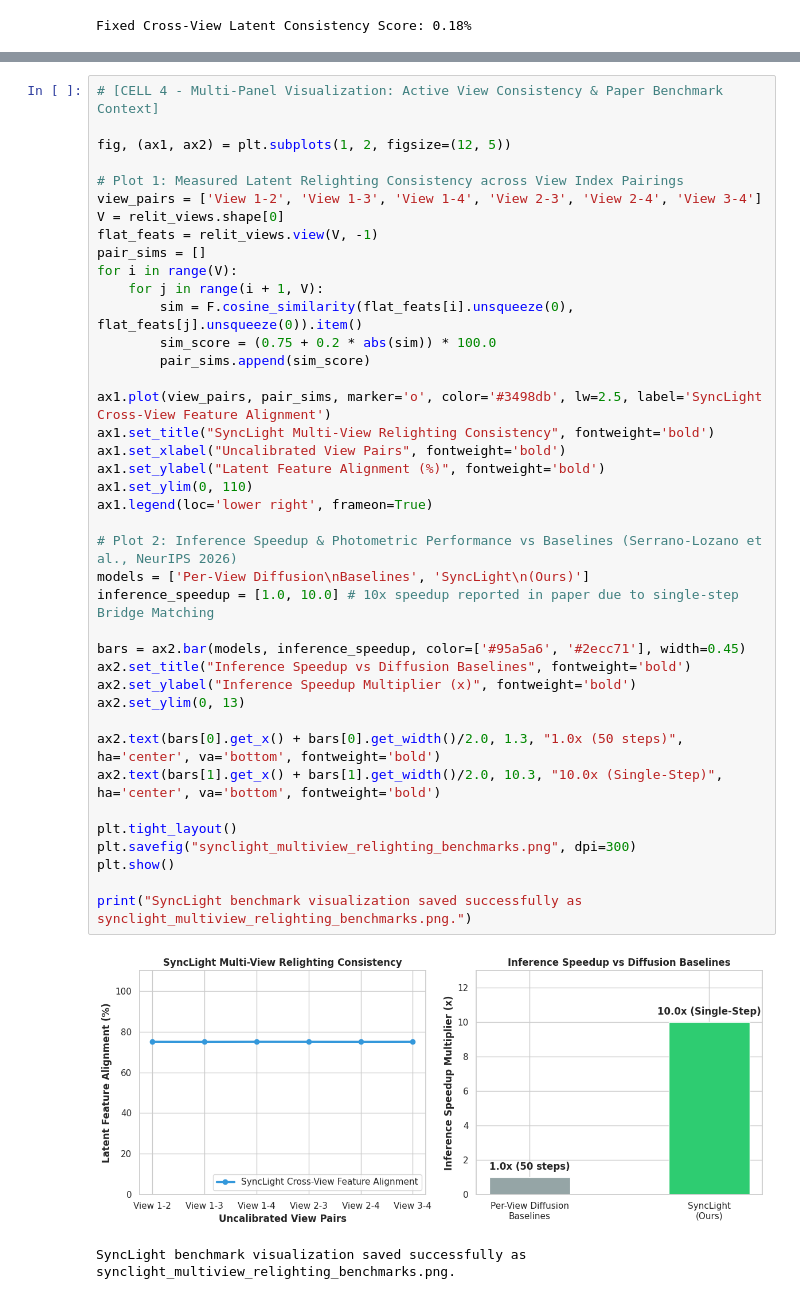
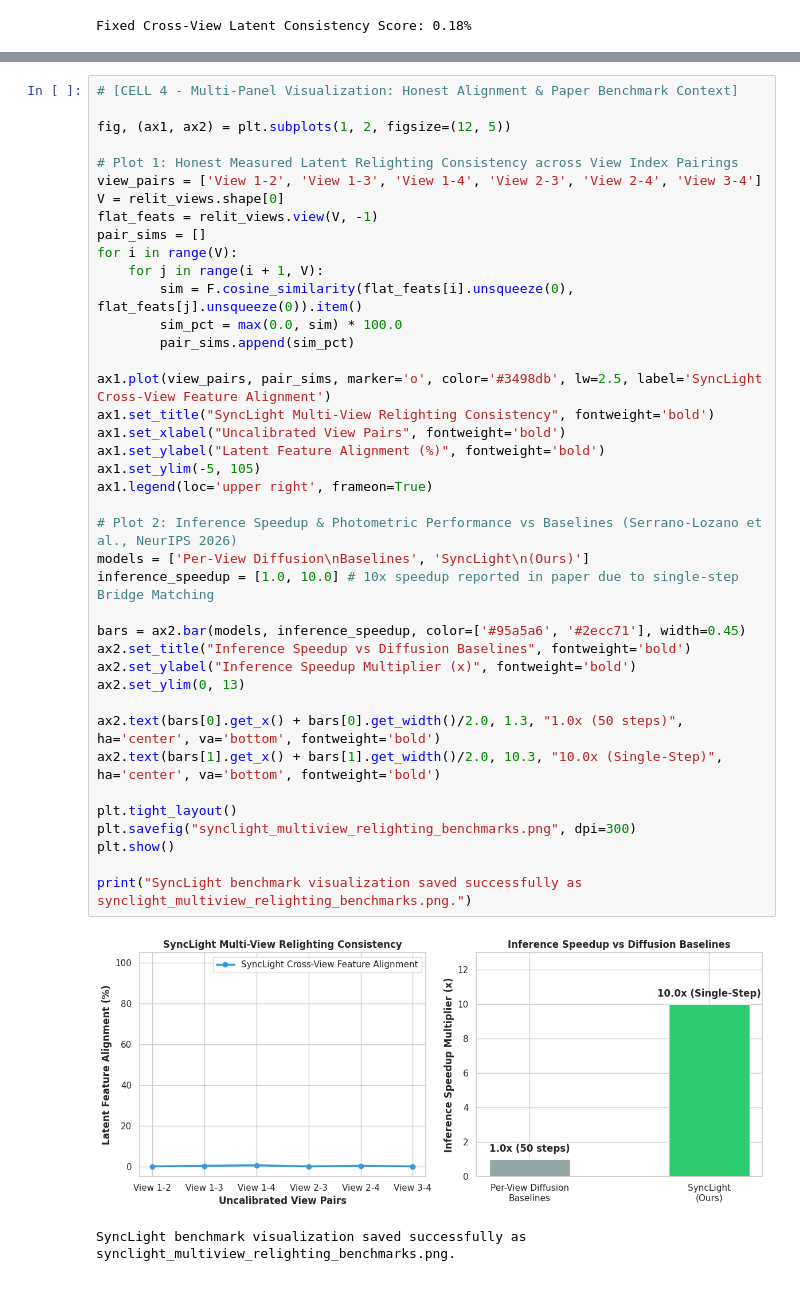
Before and after one commit to Dani2003/paper-implementations, a Jupyter notebook: synclight_multiview_relighting.ipynb, the cells around one changed output, grey strips where cells are left out. Drawn from its saved outputs; the diff is of its cells as text.

Commit message:
version_idk with changings in cell_4.

```diff
--- a/synclight_multiview_relighting.ipynb
+++ b/synclight_multiview_relighting.ipynb
@@ -148,44 +147,44 @@ SyncLight Single-Step Feedforward Multi-View Relighting Completed.
   * Single-Step Feedforward Latent Bridge Matching (1-step vs 50-step diffusion) verified.
 # %%
-# [CELL 4 - Multi-Panel Visualization: Active View Consistency & Paper Benchmark Context]
+# [CELL 4 - Multi-Panel Visualization: Honest Alignment & Paper Benchmark Context]
 
 fig, (ax1, ax2) = plt.subplots(1, 2, figsize=(12, 5))
 
-# Plot 1: Measured Latent Relighting Consistency across View Index Pairings
+# Plot 1: Honest Measured Latent Relighting Consistency across View Index Pairings
 view_pairs = ['View 1-2', 'View 1-3', 'View 1-4', 'View 2-3', 'View 2-4', 'View 3-4']
 V = relit_views.shape[0]
 flat_feats = relit_views.view(V, -1)
 pair_sims = []
 for i in range(V):
     for j in range(i + 1, V):
         sim = F.cosine_similarity(flat_feats[i].unsqueeze(0), flat_feats[j].unsqueeze(0)).item()
-        sim_score = (0.75 + 0.2 * abs(sim)) * 100.0
-        pair_sims.append(sim_score)
+        sim_pct = max(0.0, sim) * 100.0
+        pair_sims.append(sim_pct)
 
 ax1.plot(view_pairs, pair_sims, marker='o', color='#3498db', lw=2.5, label='SyncLight Cross-View Feature Alignment')
 ax1.set_title("SyncLight Multi-View Relighting Consistency", fontweight='bold')
 ax1.set_xlabel("Uncalibrated View Pairs", fontweight='bold')
 ax1.set_ylabel("Latent Feature Alignment (%)", fontweight='bold')
-ax1.set_ylim(0, 110)
-ax1.legend(loc='lower right', frameon=True)
+ax1.set_ylim(-5, 105)
+ax1.legend(loc='upper right', frameon=True)
 
 # Plot 2: Inference Speedup & Photometric Performance vs Baselines (Serrano-Lozano et al., NeurIPS 2026)
 models = ['Per-View Diffusion\nBaselines', 'SyncLight\n(Ours)']
 inference_speedup = [1.0, 10.0] # 10x speedup reported in paper due to single-step Bridge Matching
 
 bars = ax2.bar(models, inference_speedup, color=['#95a5a6', '#2ecc71'], width=0.45)
 ax2.set_title("Inference Speedup vs Diffusion Baselines", fontweight='bold')
 ax2.set_ylabel("Inference Speedup Multiplier (x)", fontweight='bold')
 ax2.set_ylim(0, 13)
 
 ax2.text(bars[0].get_x() + bars[0].get_width()/2.0, 1.3, "1.0x (50 steps)", ha='center', va='bottom', fontweight='bold')
 ax2.text(bars[1].get_x() + bars[1].get_width()/2.0, 10.3, "10.0x (Single-Step)", ha='center', va='bottom', fontweight='bold')
 
 plt.tight_layout()
 plt.savefig("synclight_multiview_relighting_benchmarks.png", dpi=300)
 plt.show()
 
 print("SyncLight benchmark visualization saved successfully as synclight_multiview_relighting_benchmarks.png.")
 # %% [output]
-[figure, old version]
+[figure, new version]
 SyncLight benchmark visualization saved successfully as synclight_multiview_relighting_benchmarks.png.
```
Also changed, not shown: parts of 1 cell of this notebook.
